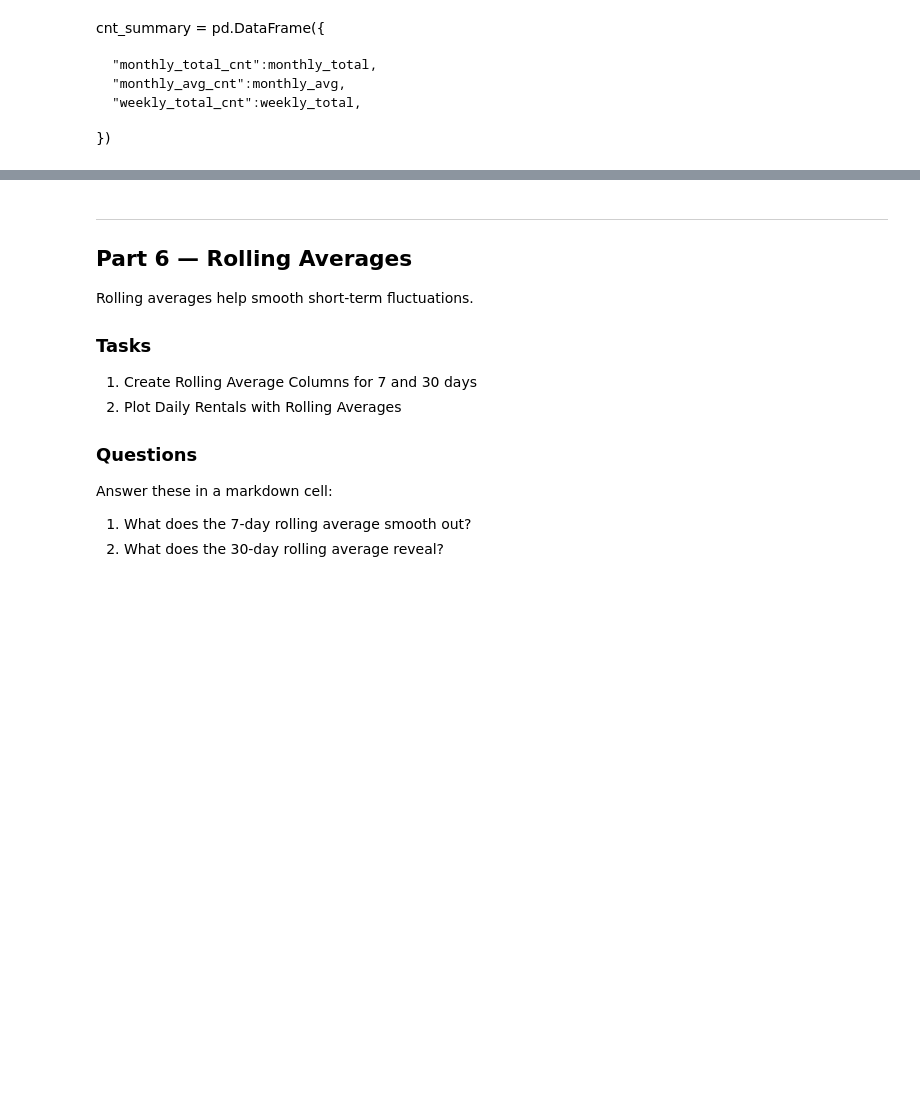
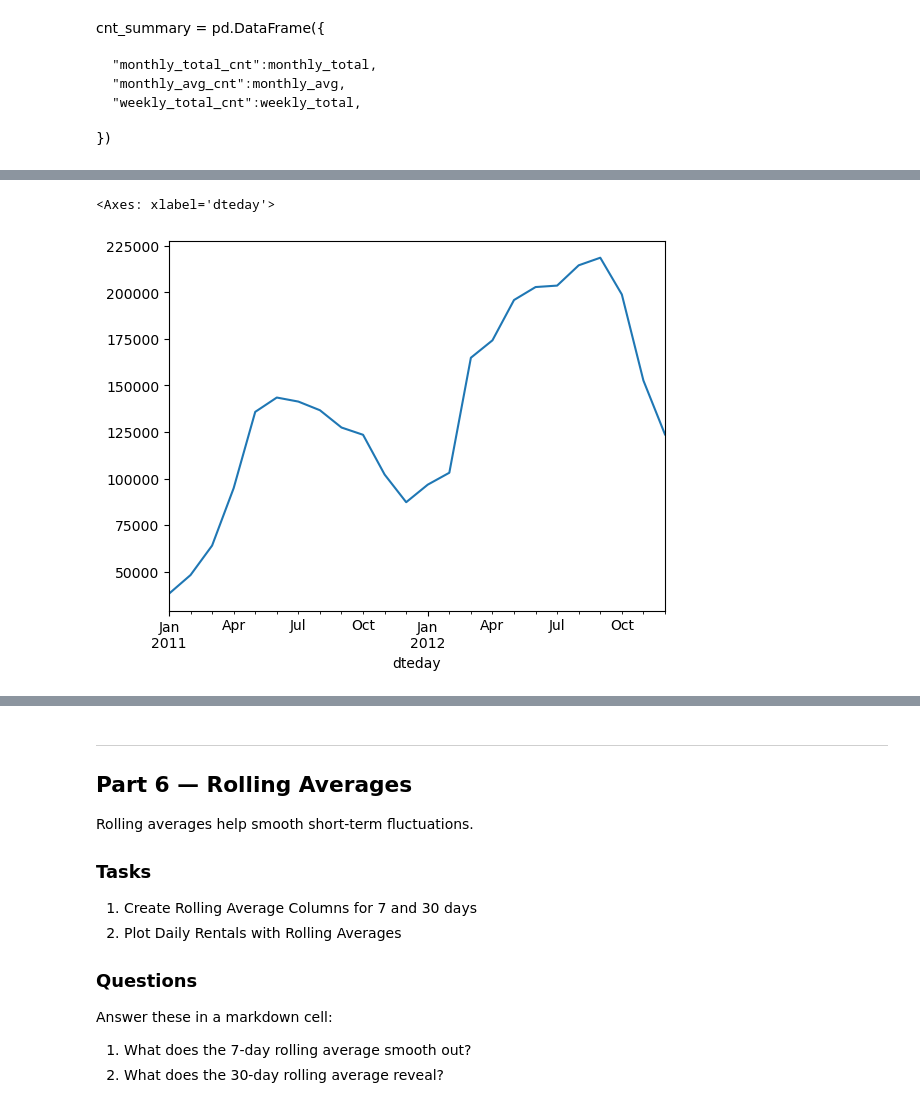
Before and after one commit to GregConfessore/lab-13-time-series, a Jupyter notebook: notebooks/starter-code.ipynb, the cells around one changed output, grey strips where cells are left out. Saved outputs shown, nothing was run; the diff lists cells and outputs as text; code cells hidden in the pictures; blank space fills up the shorter version.

```diff
--- a/notebooks/starter-code.ipynb
+++ b/notebooks/starter-code.ipynb
@@ -400,3 +406,3 @@ Answer these in a markdown cell:
 # %%
-#monthly_total = bike_ts["cnt"].resample("ME").sum()
+monthly_total = bike_ts["cnt"].resample("ME").sum()
 # %%
@@ -413,0 +474,5 @@ cnt_summary = pd.DataFrame({
+# %%
+monthly_total.plot()
+# %% [output]
+<Axes: xlabel='dteday'>
+[figure, added]
```
Also changed, not shown: parts of 25 cells of this notebook.
